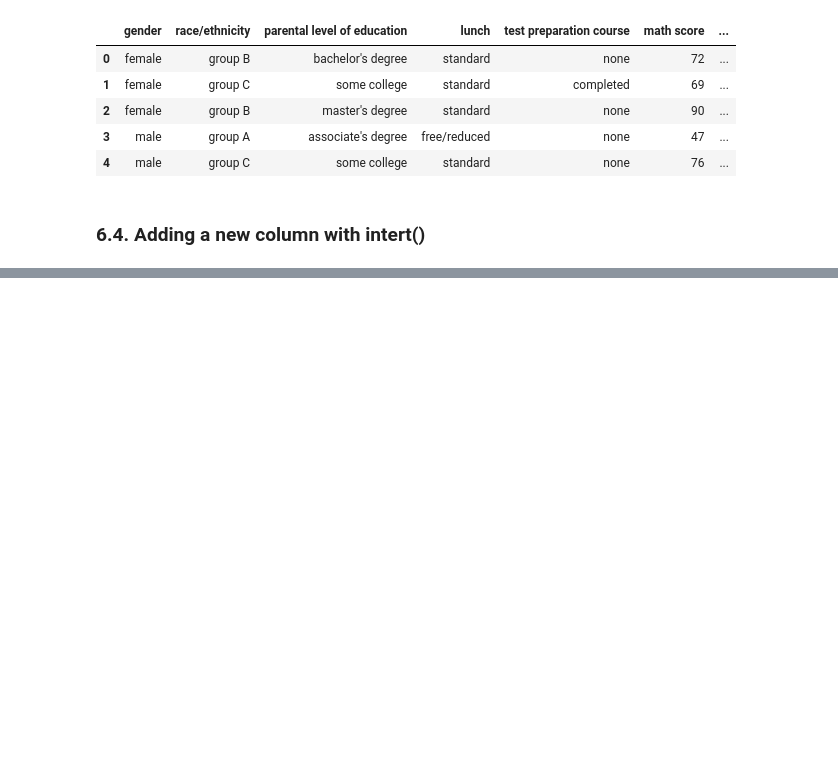
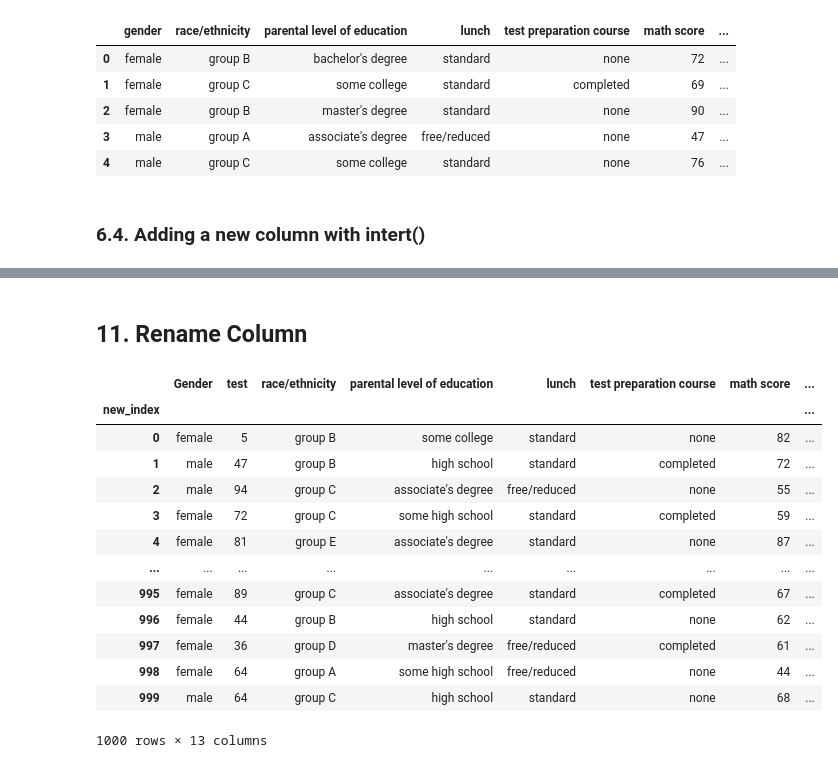
Before and after one commit to bruno-lima98/freeCodeCamp-course-ds, a Jupyter notebook: pandas_review.ipynb, the cells around one changed output, grey strips where cells are left out. Saved outputs shown, nothing was run; the diff lists cells and outputs as text; code cells hidden in the pictures; blank space fills up the shorter version.

```diff
--- a/pandas_review.ipynb
+++ b/pandas_review.ipynb
@@ -379,0 +646,20 @@ df_exams.head()
+# %% [markdown]
+## 11. Rename Column
+# %%
+df_exams = df_exams.rename(columns={"gender": "Gender"})
+df_exams
+# %% [output]
+|  | Gender | test | race/ethnicity | parental level of education | lunch | test preparation course | math score | ... |
+| new_index |  |  |  |  |  |  |  | ... |
+| 0 | female | 5 | group B | some college | standard | none | 82 | ... |
+| 1 | male | 47 | group B | high school | standard | completed | 72 | ... |
+| 2 | male | 94 | group C | associate's degree | free/reduced | none | 55 | ... |
+| 3 | female | 72 | group C | some high school | standard | completed | 59 | ... |
+| 4 | female | 81 | group E | associate's degree | standard | none | 87 | ... |
+| ... | ... | ... | ... | ... | ... | ... | ... | ... |
+| 995 | female | 89 | group C | associate's degree | standard | completed | 67 | ... |
+| 996 | female | 44 | group B | high school | standard | none | 62 | ... |
+| 997 | female | 36 | group D | master's degree | free/reduced | completed | 61 | ... |
+| 998 | female | 64 | group A | some high school | free/reduced | none | 44 | ... |
+| 999 | male | 64 | group C | high school | standard | none | 68 | ... |
+1000 rows × 13 columns
```
Also changed, not shown: parts of 34 cells of this notebook.
